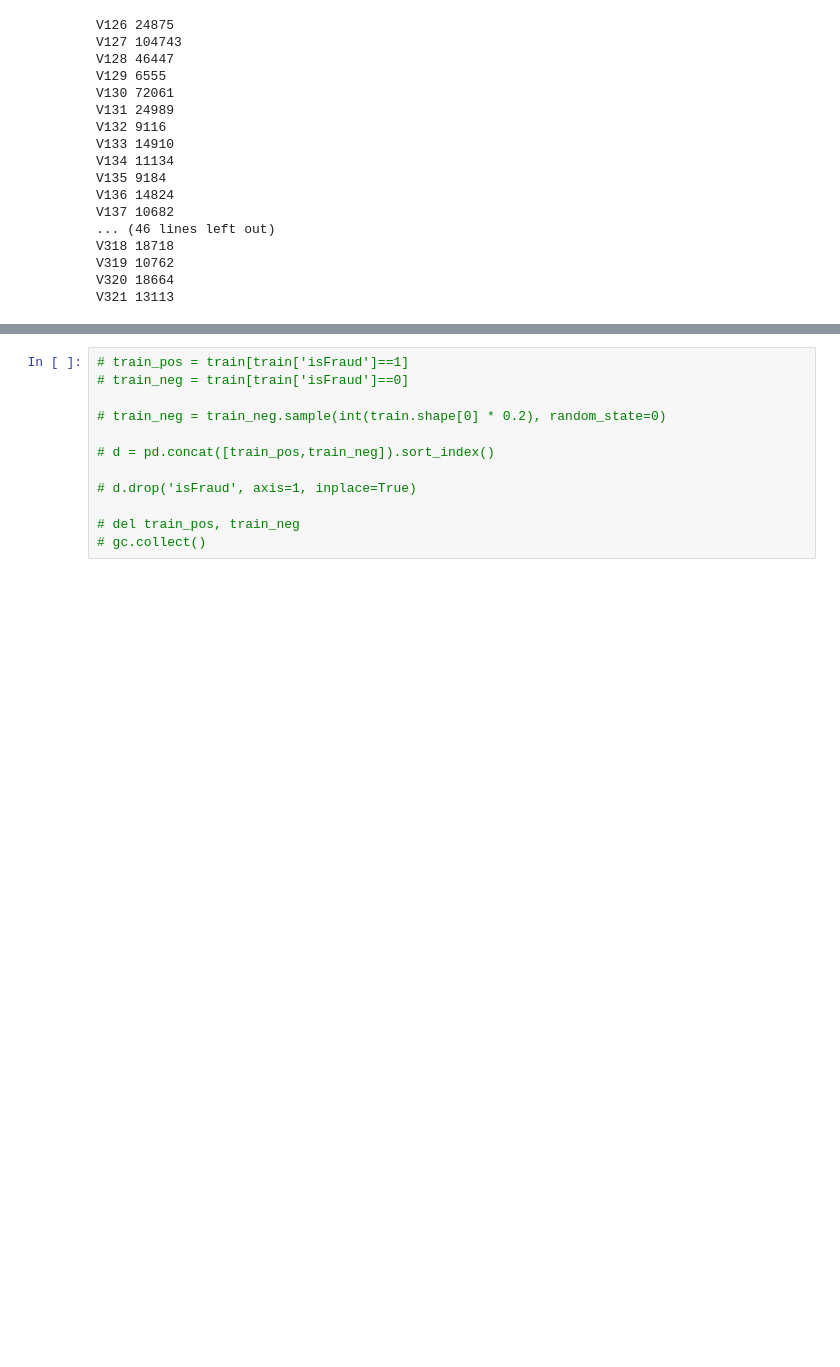
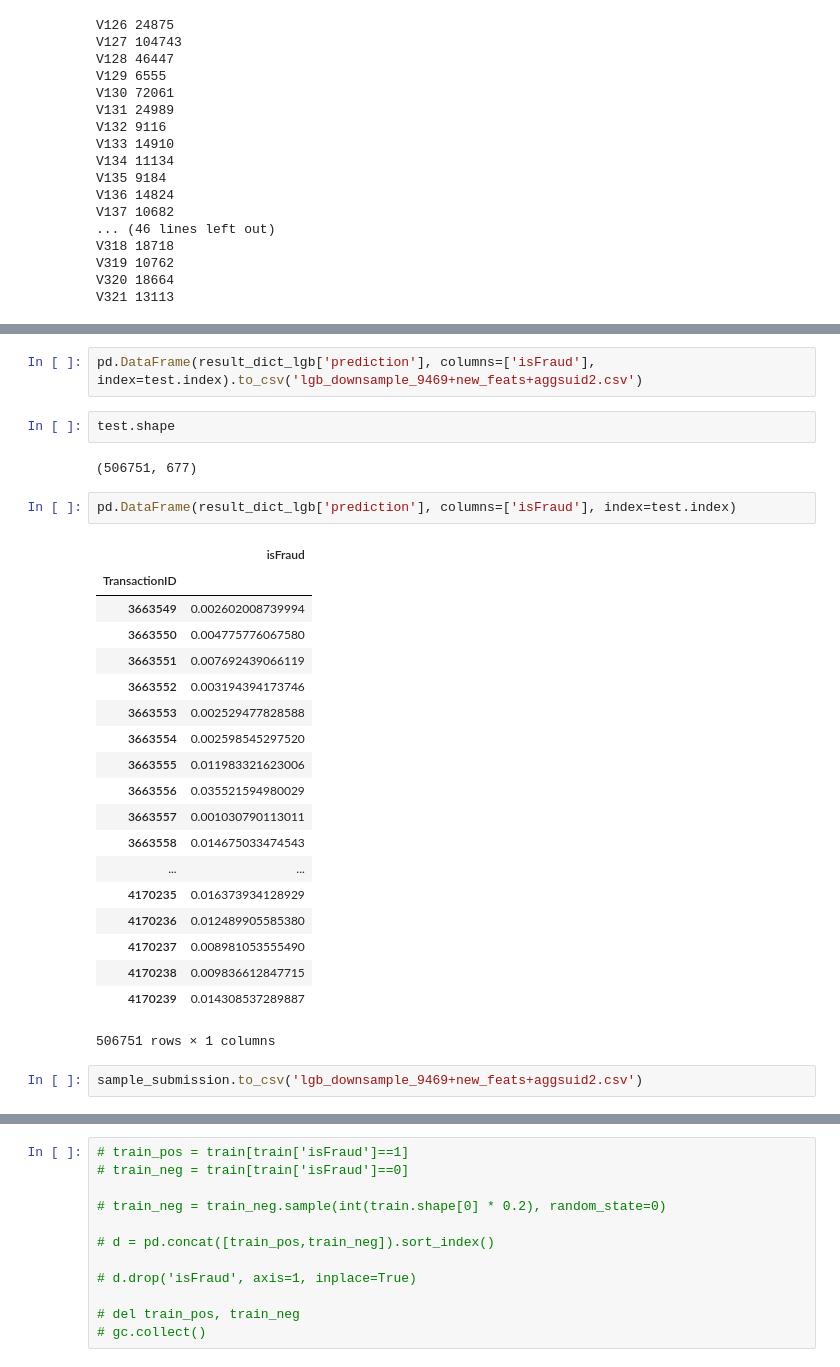
Before and after one commit to vasyafon/BayDS, a Jupyter notebook: notebooks/fraud-17-09.ipynb, the cells around one changed output, grey strips where cells are left out. Saved outputs shown, nothing was run; the diff lists cells and outputs as text; blank space fills up the shorter version.

```diff
--- a/notebooks/fraud-17-09.ipynb
+++ b/notebooks/fraud-17-09.ipynb
@@ -418,0 +522,30 @@ V321 13113
+# %%
+pd.DataFrame(result_dict_lgb['prediction'], columns=['isFraud'], index=test.index).to_csv('lgb_downsample_9469+new_feats+aggsuid2.csv')
+# %%
+test.shape
+# %% [output]
+(506751, 677)
+# %%
+pd.DataFrame(result_dict_lgb['prediction'], columns=['isFraud'], index=test.index)
+# %% [output]
+|  | isFraud |
+| TransactionID |  |
+| 3663549 | 0.002602008739994 |
+| 3663550 | 0.004775776067580 |
+| 3663551 | 0.007692439066119 |
+| 3663552 | 0.003194394173746 |
+| 3663553 | 0.002529477828588 |
+| 3663554 | 0.002598545297520 |
+| 3663555 | 0.011983321623006 |
+| 3663556 | 0.035521594980029 |
+| 3663557 | 0.001030790113011 |
+| 3663558 | 0.014675033474543 |
+| ... | ... |
+| 4170235 | 0.016373934128929 |
+| 4170236 | 0.012489905585380 |
+| 4170237 | 0.008981053555490 |
+| 4170238 | 0.009836612847715 |
+| 4170239 | 0.014308537289887 |
+506751 rows × 1 columns
+# %%
+sample_submission.to_csv('lgb_downsample_9469+new_feats+aggsuid2.csv')
```
Also changed, not shown: parts of 24 cells of this notebook, 10 other files.
